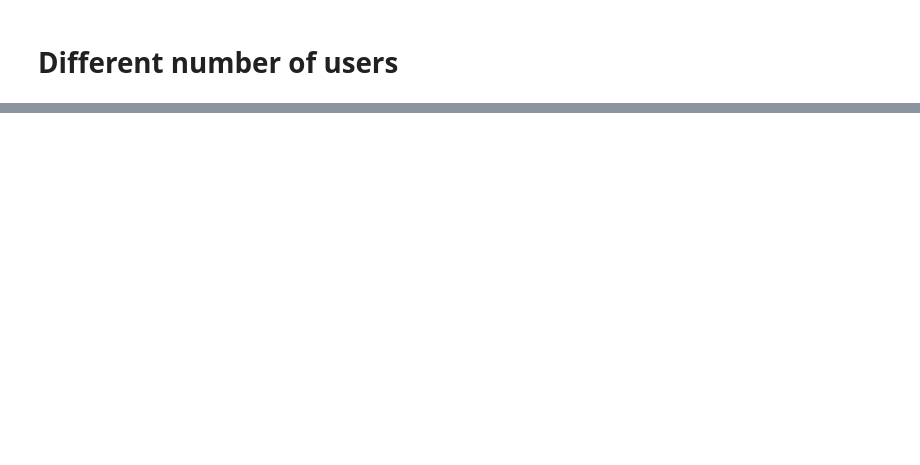
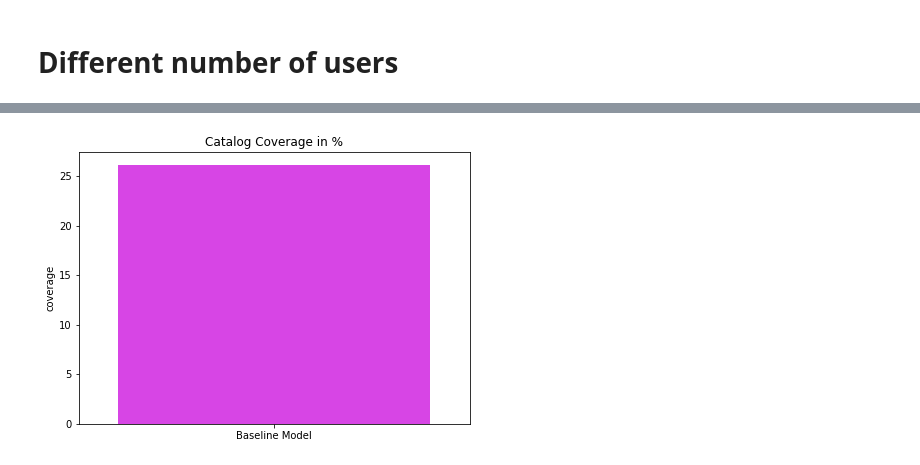
Before and after one commit to nding17/MovieRecommendation, a Jupyter notebook: EDA.ipynb, the cells around one changed output, grey strips where cells are left out. Cells and saved outputs as stored; diff of their text form; code cells hidden in the pictures; blank space fills up the shorter version.

Commit message:
all models implemented

```diff
--- a/EDA.ipynb
+++ b/EDA.ipynb
@@ -214,0 +217,11 @@ runtime
+# %%
+def get_users_predictions(user_id, n, model):
+    recommended_items = pd.DataFrame(model.loc[user_id])
+    recommended_items.columns = ["predicted_rating"]
+    recommended_items = recommended_items.sort_values('predicted_rating', ascending=False)
+    recommended_items = recommended_items.head(n)
+    return recommended_items.index.tolist()
+# %%
+baseline_model = test.pivot_table(index='userId', columns='movieId', values='baseline_predictions').fillna(0)
+# %%
+test = test.copy().groupby('userId')['movieId'].agg({'actual': (lambda x: list(set(x)))})
@@ -214,0 +234,8 @@ runtime
+# %%
+recs = []
+for user in test.index:
+    baseline_predictions = get_users_predictions(user, 10, baseline_model)
+    recs.append(baseline_predictions)
+
+test['baseline_predictions'] = recs
+test.head()
@@ -214,0 +250,10 @@ runtime
+# %%
+import recmetrics
+import matplotlib.pyplot as plt
+catalog = sample.movieId.unique().tolist()
+baseline_predictions = test.baseline_predictions.values.tolist()
+baseline_coverage = recmetrics.coverage(baseline_predictions, catalog)
+fig = plt.figure(figsize=(7, 5))
+recmetrics.coverage_plot(baseline_coverage, ['Baseline Model'])
+# %% [output]
+[figure, added]
```
Also changed, not shown: parts of 16 cells of this notebook, 2 other files.
